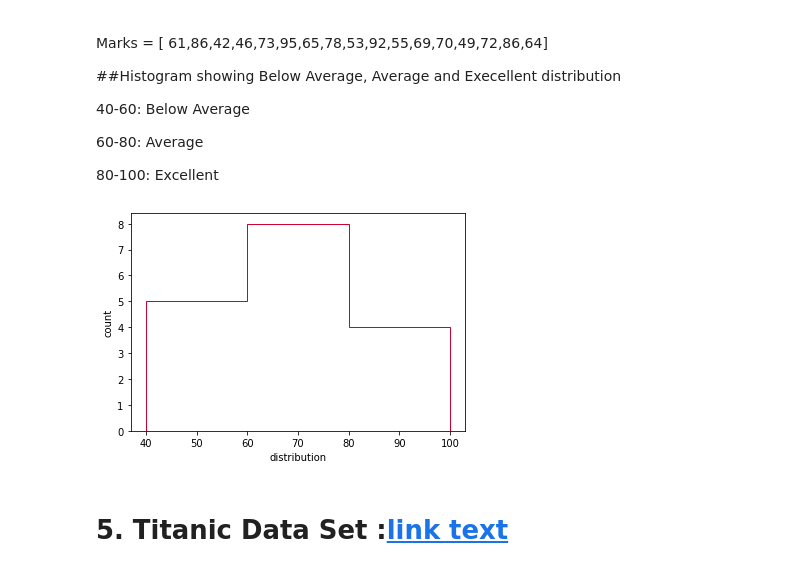
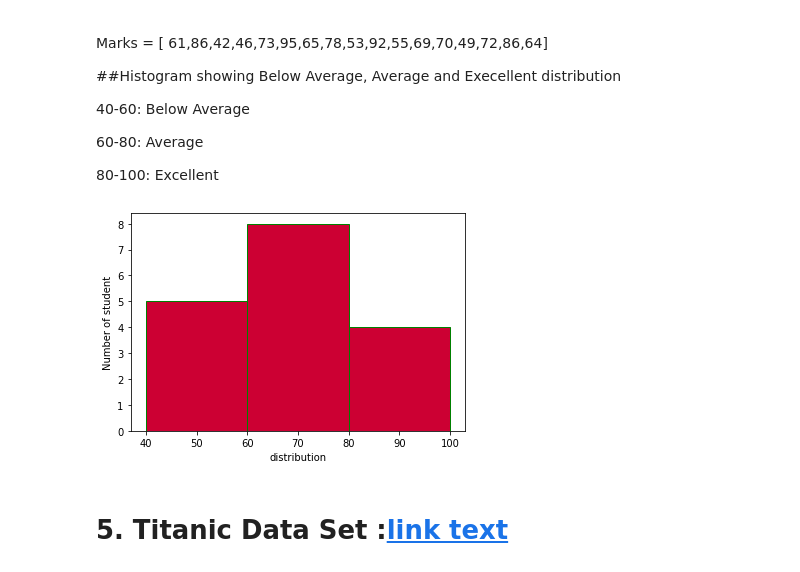
Before and after one commit to banshita209/Data-Science-and-Machine-Learning-with-Python, a Jupyter notebook: Assignment6.ipynb, the cells around one changed output. Drawn from its saved outputs; the diff is of its cells as text; code cells hidden in the pictures.

```diff
--- a/Assignment6.ipynb
+++ b/Assignment6.ipynb
@@ -165,13 +168,12 @@ Marks = [ 61,86,42,46,73,95,65,78,53,92,55,69,70,49,72,86,64]
 # %%
 marks = [ 61,86,42,46,73,95,65,78,53,92,55,69,70,49,72,86,64]
 dis = [40,60,80,100]
-plt.hist(marks,dis,histtype='step',color="#cc0033")
-
+plt.hist(marks,dis,histtype='bar',color="#cc0033",edgecolor="green")
 plt.ylabel("Number of student")
 plt.xlabel("distribution")
 plt.show()
 # %% [output]
-[figure, old version]
+[figure, new version]
 # %% [markdown]
 # 5. Titanic Data Set :[link text](https://https://drive.google.com/file/d/1Xu7l9SCXznSPyZF9JJD4WTXwxAMNAog0/view)
 # %% [markdown]
```
Also changed, not shown: parts of 7 cells of this notebook.
